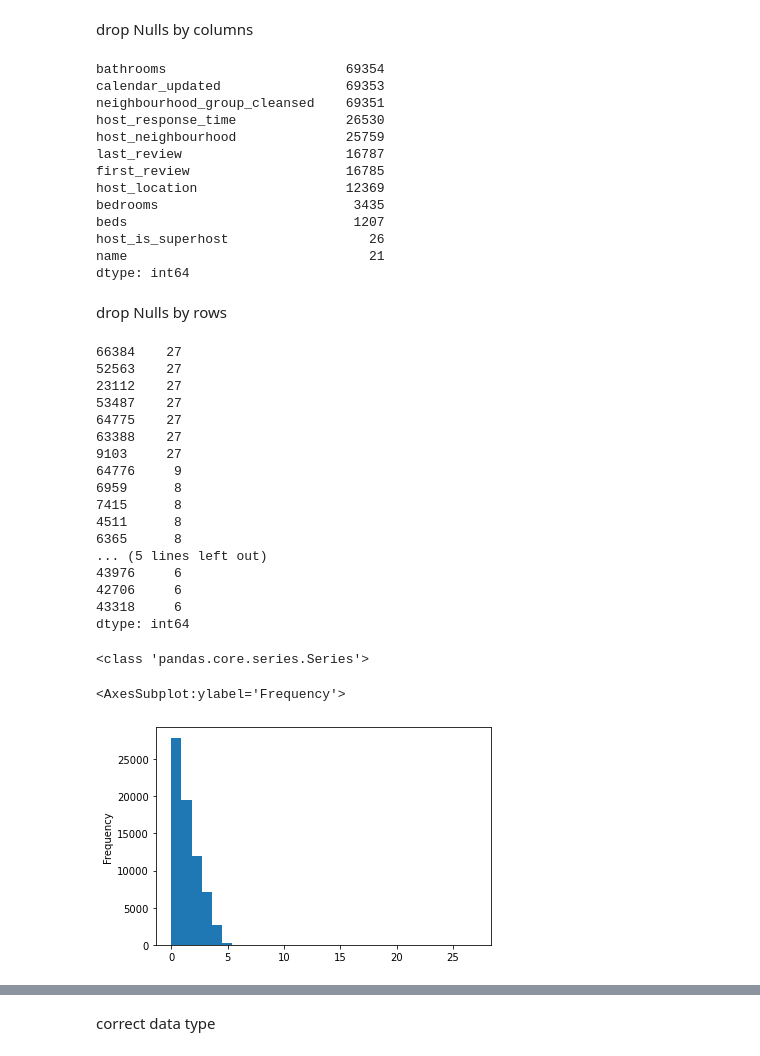
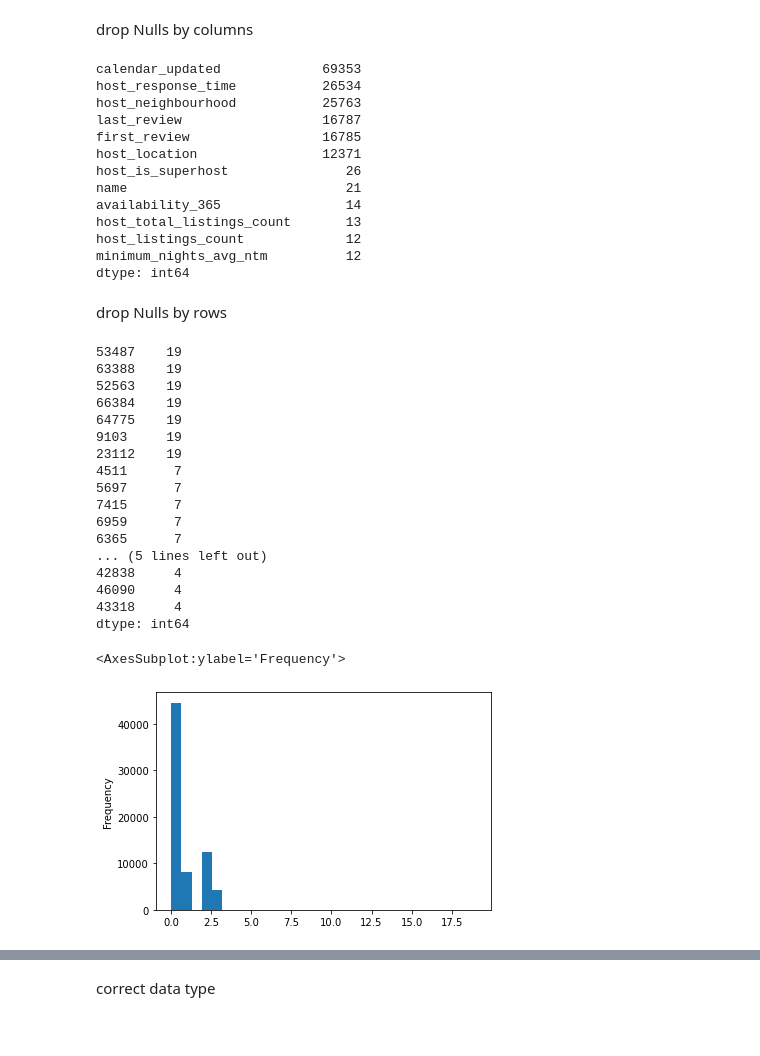
Before and after one commit to yichienchen99/fsds_group, a Jupyter notebook: Reproducible_Analysis.ipynb, the cells around one changed output, grey strips where cells are left out. Cells and saved outputs as stored; diff of their text form; code cells hidden in the pictures.

```diff
--- a/Reproducible_Analysis.ipynb
+++ b/Reproducible_Analysis.ipynb
@@ -213,0 +672,10 @@ df.drop(df[df.id.isna()].index.array, axis=0, inplace=True)
+# %%
+cols_2022 = ['id', 'listing_url', 'last_scraped', 'name', 'host_id', 'host_name', 'host_since', 'host_location',
+ 'host_response_time', 'host_is_superhost', 'host_neighbourhood', 'host_listings_count', 'host_total_listings_count',
+ 'neighbourhood_cleansed','latitude', 'longitude', 'room_type', 'accommodates', 'price', 'minimum_nights', 'minimum_nights_avg_ntm',
+ 'calendar_updated', 'has_availability', 'availability_365', 'calendar_last_scraped', 'number_of_reviews',
+'number_of_reviews_ltm', 'number_of_reviews_l30d', 'first_review', 'last_review']
+# %%
+airbnb_2022 = pd.read_csv(os.path.join(path,fn22),
+                low_memory=False, usecols=cols_2022)
+print(f"Data frame is {airbnb_2022.shape[0]:,} x {airbnb_2022.shape[1]}")
@@ -214,51 +684,51 @@ df.drop(df[df.id.isna()].index.array, axis=0, inplace=True)
 # %% [markdown]
 drop Nulls by columns
 # %%
-df.isnull().sum(axis=0).sort_values(ascending=False)[:12]
+airbnb_2022.isnull().sum(axis=0).sort_values(ascending=False)[:12]
 # %% [output]
-bathrooms                       69354
-calendar_updated                69353
-neighbourhood_group_cleansed    69351
-host_response_time              26530
-host_neighbourhood              25759
-last_review                     16787
-first_review                    16785
-host_location                   12369
-bedrooms                         3435
-beds                             1207
-host_is_superhost                  26
-name                               21
+calendar_updated             69353
+host_response_time           26534
+host_neighbourhood           25763
+last_review                  16787
+first_review                 16785
+host_location                12371
+host_is_superhost               26
+name                            21
+availability_365                14
+host_total_listings_count       13
+host_listings_count             12
+minimum_nights_avg_ntm          12
 dtype: int64
 # %%
-df.drop(columns=['neighbourhood_group_cleansed','bathrooms','calendar_updated','host_response_time'], inplace=True)
+airbnb_2022.drop(columns=['calendar_updated','host_response_time','host_neighbourhood'], inplace=True)
 # %% [markdown]
 drop Nulls by rows
+# %%
+airbnb_2022.drop(airbnb_2022[airbnb_2022.id.isna()].index.array, axis=0, inplace=True)
 # %%
-df.isnull().sum(axis=1).sort_values(ascending=False).head(20)
+airbnb_2022.isnull().sum(axis=1).sort_values(ascending=False).head(20)
 # %% [output]
-66384    27
-52563    27
-23112    27
-53487    27
-64775    27
-63388    27
-9103     27
-64776     9
-6959      8
-7415      8
-4511      8
-6365      8
+53487    19
+63388    19
+52563    19
+66384    19
+64775    19
+9103     19
+23112    19
+4511      7
+5697      7
+7415      7
+6959      7
+6365      7
 ... (5 lines left out)
-43976     6
-42706     6
-43318     6
+42838     4
+46090     4
+43318     4
 dtype: int64
 # %%
-probs = df.isnull().sum(axis=1)
-print(type(probs))       # Note that this has returned a series!
+probs = airbnb_2022.isnull().sum(axis=1)
 probs.plot.hist(bins=30)
 # %% [output]
-<class 'pandas.core.series.Series'>
+<AxesSubplot:ylabel='Frequency'>
-<AxesSubplot:ylabel='Frequency'>
-[figure, old version]
+[figure, new version]
 # %%
```
Also changed, not shown: parts of 134 cells of this notebook.
